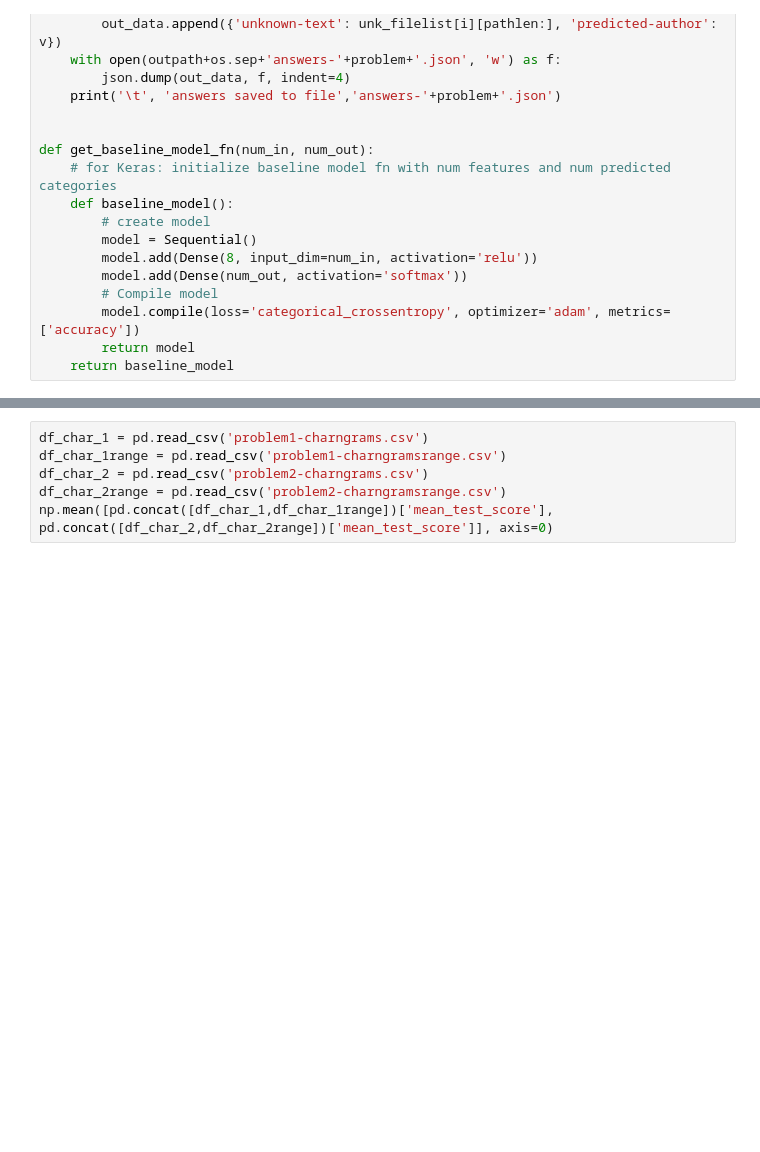
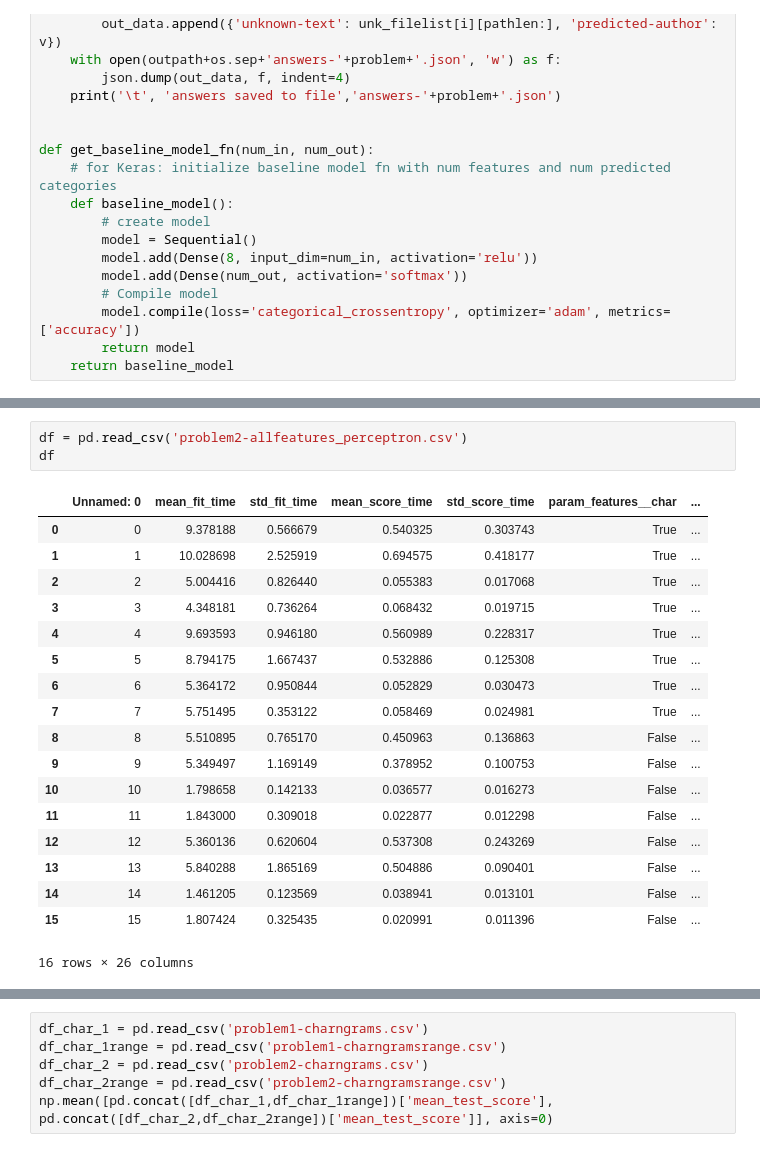
Before and after one commit to sallyi/lang-proc-exam, a Jupyter notebook: feature_extraction.ipynb, the cells around one changed output, grey strips where cells are left out. Cells and saved outputs as stored; diff of their text form; blank space fills up the shorter version.

```diff
--- a/feature_extraction.ipynb
+++ b/feature_extraction.ipynb
@@ -682,0 +717,22 @@ pd.DataFrame(svm_results[1]).to_csv('problem2-clfparams_perceptron.csv')
+# %%
+df = pd.read_csv('problem2-allfeatures_perceptron.csv')
+df
+# %% [output]
+|  | Unnamed: 0 | mean_fit_time | std_fit_time | mean_score_time | std_score_time | param_features__char | ... |
+| 0 | 0 | 9.378188 | 0.566679 | 0.540325 | 0.303743 | True | ... |
+| 1 | 1 | 10.028698 | 2.525919 | 0.694575 | 0.418177 | True | ... |
+| 2 | 2 | 5.004416 | 0.826440 | 0.055383 | 0.017068 | True | ... |
+| 3 | 3 | 4.348181 | 0.736264 | 0.068432 | 0.019715 | True | ... |
+| 4 | 4 | 9.693593 | 0.946180 | 0.560989 | 0.228317 | True | ... |
+| 5 | 5 | 8.794175 | 1.667437 | 0.532886 | 0.125308 | True | ... |
+| 6 | 6 | 5.364172 | 0.950844 | 0.052829 | 0.030473 | True | ... |
+| 7 | 7 | 5.751495 | 0.353122 | 0.058469 | 0.024981 | True | ... |
+| 8 | 8 | 5.510895 | 0.765170 | 0.450963 | 0.136863 | False | ... |
+| 9 | 9 | 5.349497 | 1.169149 | 0.378952 | 0.100753 | False | ... |
+| 10 | 10 | 1.798658 | 0.142133 | 0.036577 | 0.016273 | False | ... |
+| 11 | 11 | 1.843000 | 0.309018 | 0.022877 | 0.012298 | False | ... |
+| 12 | 12 | 5.360136 | 0.620604 | 0.537308 | 0.243269 | False | ... |
+| 13 | 13 | 5.840288 | 1.865169 | 0.504886 | 0.090401 | False | ... |
+| 14 | 14 | 1.461205 | 0.123569 | 0.038941 | 0.013101 | False | ... |
+| 15 | 15 | 1.807424 | 0.325435 | 0.020991 | 0.011396 | False | ... |
+16 rows × 26 columns
```
Also changed, not shown: parts of 31 cells of this notebook.
